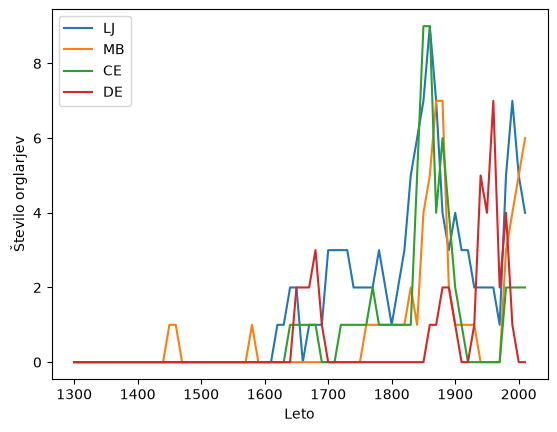
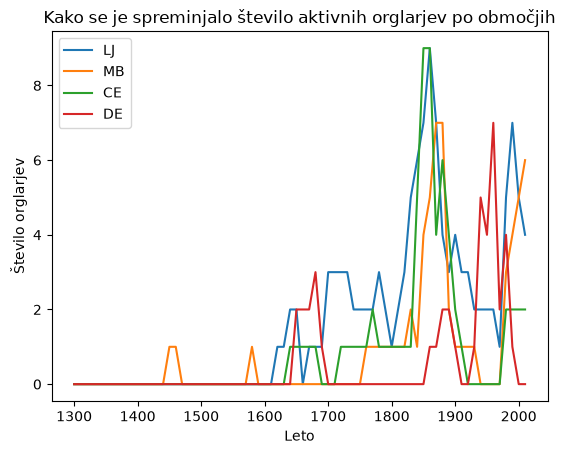
The change to this notebook cell's code, shown as a diff; its figure went from the first image to the second:
--- before
+++ after
@@ -11,5 +11,5 @@
 ]
 
-# Območja sortiramo glede na število orglarjev
+# Območja uredimo glede na število orglarjev
 org_po_obm.sort(reverse=True, key=lambda x: len(x[1]))
 
@@ -22,4 +22,5 @@
 
 # Nastavimo prikaz grafa
+plt.title("Kako se je spreminjalo število aktivnih orglarjev po območjih")
 plt.xlabel("Leto")
 plt.ylabel("Število orglarjev")

Commit: Uredil analize in dodal analizo: Kateri orglarji oziroma orglarske delavnice so bile najdlje aktivne